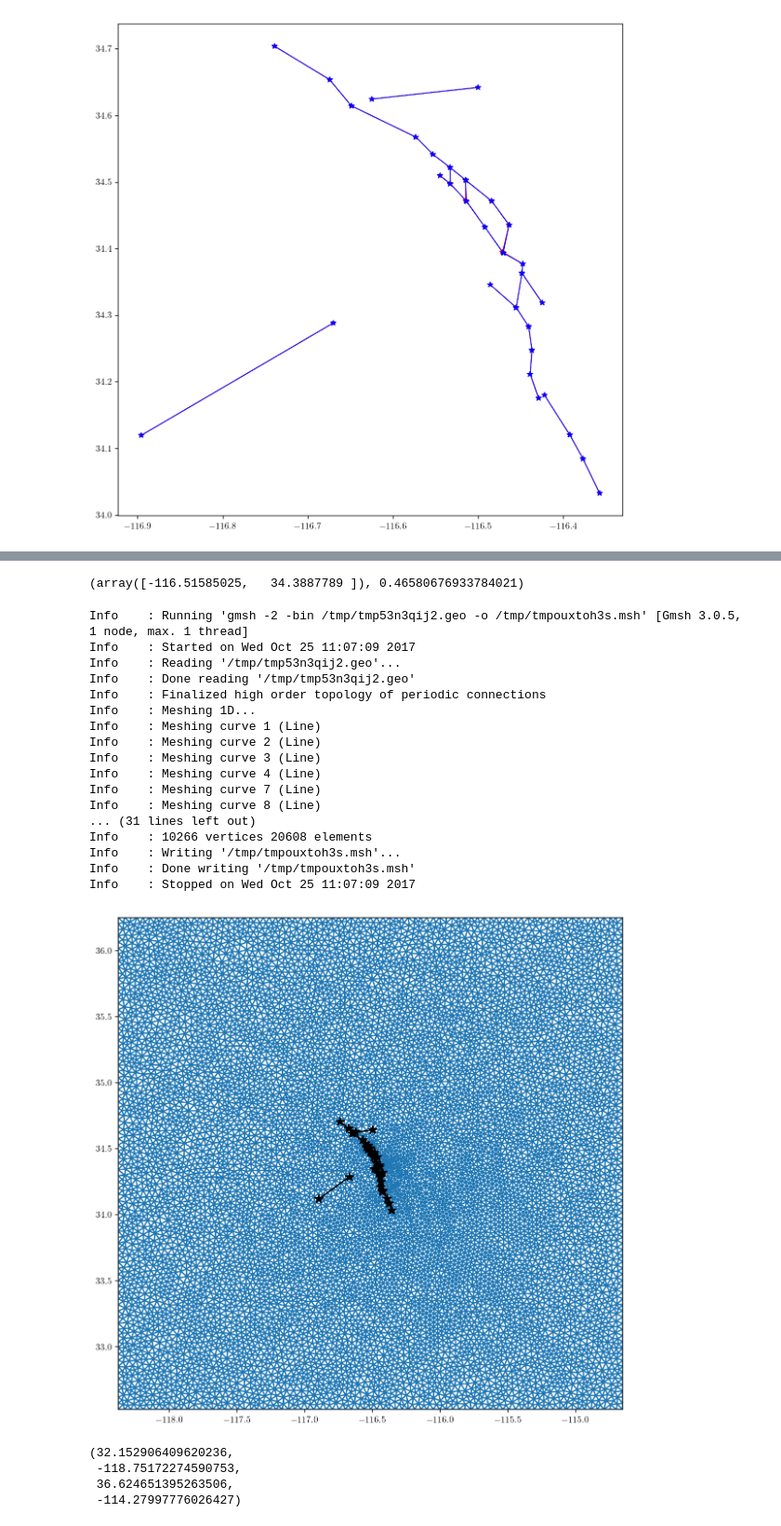
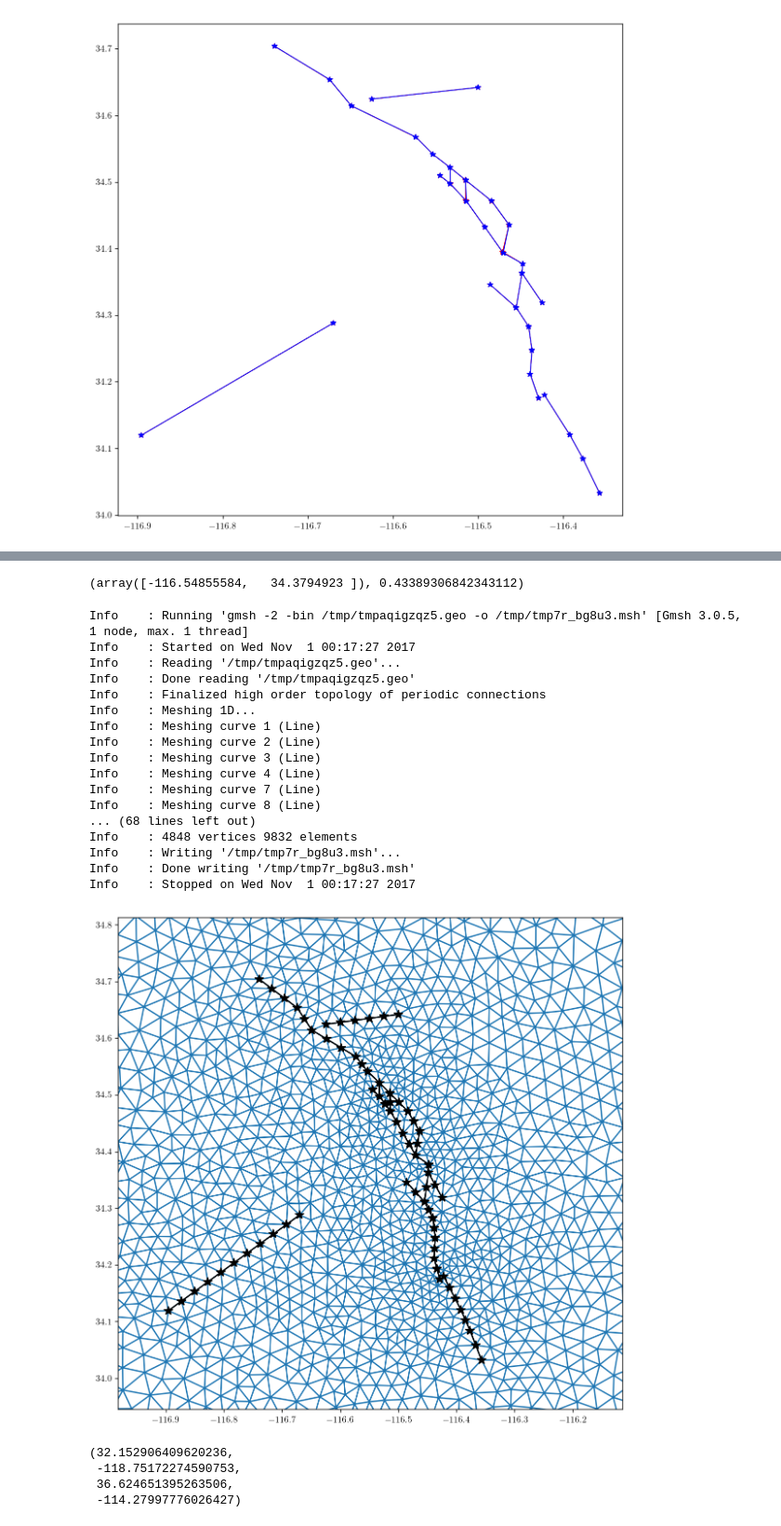
Before and after one commit to tbenthompson/topo_paper, a Jupyter notebook: jupyter/landers/landers.ipynb, the cells around one changed output, grey strips where cells are left out. Shown at 93% size. Drawn from its saved outputs; the diff is of its cells as text; code cells hidden in the pictures.

```diff
--- a/jupyter/landers/landers.ipynb
+++ b/jupyter/landers/landers.ipynb
@@ -81,3 +75,23 @@ for plot_mesh, color in [(m, 'r'), (m_combined, 'b')]:
 plt.show()
 # %% [output]
 [figure]
+# %%
+def refine_to_size2d(m, threshold):
+    pts, els = m
+    new_pts = pts.tolist()
+    new_els = []
+    for i, e in enumerate(els):
+        e_pts = pts[e]
+        L = np.sqrt(np.sum((e_pts[1,:] - e_pts[0,:]) ** 2))
+        split_factor = int(np.ceil(L / threshold))
+        xhats = np.linspace(0.0, 1.0, split_factor + 1)
+        pts_to_add = (e_pts[0,:,np.newaxis] * (1 - xhats[1:-1]) + e_pts[1,:,np.newaxis] * xhats[1:-1]).T
+        start_idx = len(new_pts)
+        new_pts.extend(pts_to_add.tolist())
+        for i in range(split_factor):
+            left_idx = e[0] if i == 0 else start_idx + i - 1
+            right_idx = e[1] if i == split_factor - 1 else start_idx + i
+            new_els.append((left_idx, right_idx))
+    return (np.array(new_pts), np.array(new_els))
+
+m_refined = refine_to_size2d(m_combined, 0.03)
@@ -84,10 +107,10 @@ plt.show()
 # %%
-surf_center = np.mean(m_combined[0], axis = 0)
-fault_L = np.max(np.sqrt(np.sum((m_combined[0] - surf_center) ** 2, axis = 1)))
-mesh_size = fault_L / 10
+surf_center = np.mean(m_refined[0], axis = 0)
+fault_L = np.max(np.sqrt(np.sum((m_refined[0] - surf_center) ** 2, axis = 1)))
+mesh_size = fault_L / 5
 surf_center, fault_L
 # %% [output]
-(array([-116.51585025,   34.3887789 ]), 0.46580676933784021)
+(array([-116.54855584,   34.3794923 ]), 0.43389306842343112)
 # %%
 import pygmsh
 geom = pygmsh.built_in.Geometry()
@@ -102,10 +125,10 @@ surf_corners = np.array([
 surf = geom.add_polygon(surf_corners, mesh_size)
 
 gmsh_pts = dict()
-for edge in m_combined[1]:
+for edge in m_refined[1]:
     for j in range(2):
         if edge[j] not in gmsh_pts:
-            pt = m_combined[0][edge[j]].tolist()
+            pt = m_refined[0][edge[j]].tolist()
             pt.append(0)
             gmsh_pts[edge[j]] = geom.add_point(pt, mesh_size)
     line = geom.add_line(gmsh_pts[edge[0]], gmsh_pts[edge[1]])
@@ -119,10 +142,10 @@ points, cells, pt_data, cell_data, field_data = pygmsh.generate_mesh(
 )
 surf_m = (points, cells['triangle'])
 # %% [output]
-Info    : Running 'gmsh -2 -bin /tmp/tmp53n3qij2.geo -o /tmp/tmpouxtoh3s.msh' [Gmsh 3.0.5, 1 node, max. 1 thread]
-Info    : Started on Wed Oct 25 11:07:09 2017
-Info    : Reading '/tmp/tmp53n3qij2.geo'...
-Info    : Done reading '/tmp/tmp53n3qij2.geo'
+Info    : Running 'gmsh -2 -bin /tmp/tmpaqigzqz5.geo -o /tmp/tmp7r_bg8u3.msh' [Gmsh 3.0.5, 1 node, max. 1 thread]
+Info    : Started on Wed Nov  1 00:17:27 2017
+Info    : Reading '/tmp/tmpaqigzqz5.geo'...
+Info    : Done reading '/tmp/tmpaqigzqz5.geo'
 Info    : Finalized high order topology of periodic connections
 Info    : Meshing 1D...
 Info    : Meshing curve 1 (Line)
@@ -131,23 +154,23 @@ Info    : Meshing curve 3 (Line)
 Info    : Meshing curve 4 (Line)
 Info    : Meshing curve 7 (Line)
 Info    : Meshing curve 8 (Line)
-... (31 lines left out)
-Info    : 10266 vertices 20608 elements
-Info    : Writing '/tmp/tmpouxtoh3s.msh'...
-Info    : Done writing '/tmp/tmpouxtoh3s.msh'
-Info    : Stopped on Wed Oct 25 11:07:09 2017
+... (68 lines left out)
+Info    : 4848 vertices 9832 elements
+Info    : Writing '/tmp/tmp7r_bg8u3.msh'...
+Info    : Done writing '/tmp/tmp7r_bg8u3.msh'
+Info    : Stopped on Wed Nov  1 00:17:27 2017
 # %%
 plt.figure(figsize = (10,10))
 plt.triplot(points[:,0], points[:,1], cells['triangle'])
-for edge in m_combined[1]:
-    pts = m_combined[0][edge]
+for edge in m_refined[1]:
+    pts = m_refined[0][edge]
     plt.plot(pts[:,0], pts[:,1], 'k-*', markersize = 10)
-vW = 4 * fault_L
+vW = 1 * fault_L
 plt.xlim([surf_center[0] - vW, surf_center[0] + vW])
 plt.ylim([surf_center[1] - vW, surf_center[1] + vW])
 plt.show()
 # %% [output]
-[figure, old version]
+[figure, new version]
 # %%
 bounds = collect_dem.get_dem_bounds(points)
 bounds
```
Also changed, not shown: parts of 6 cells of this notebook.
